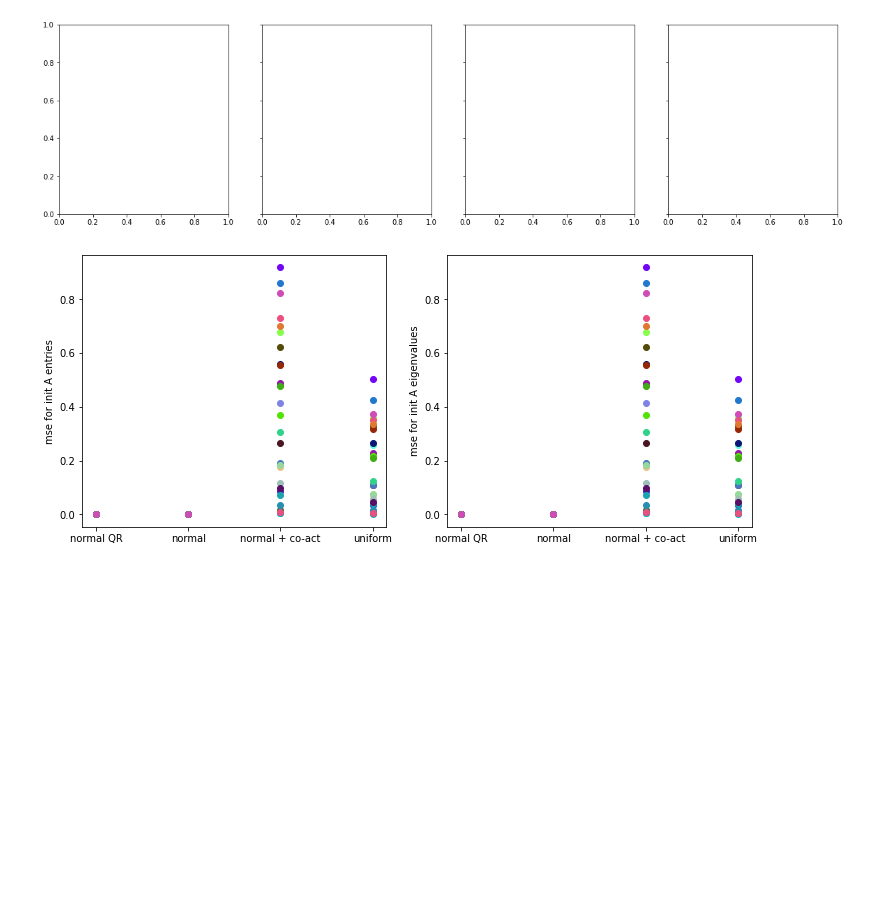
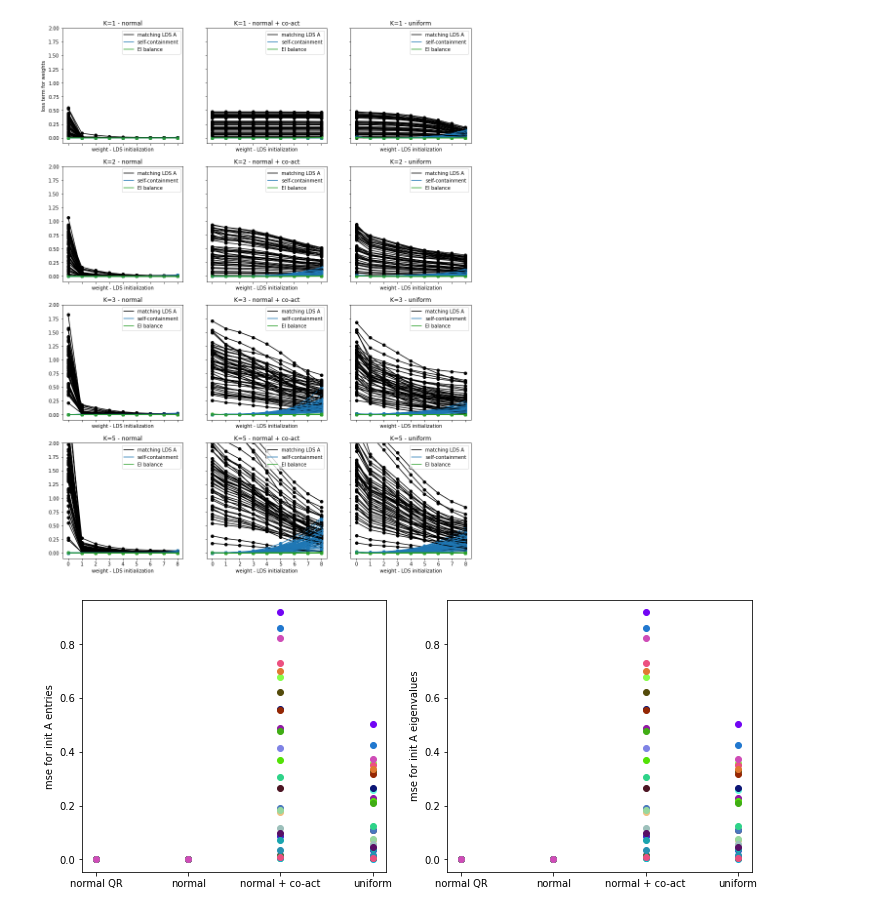
Before and after one commit to lenca56/EI-subspace-RNN, a Jupyter notebook: Analysis_Cluster_fixed_N.ipynb, the cells around one changed output. Drawn from its saved outputs; the diff is of its cells as text; code cells hidden in the pictures; blank space fills up the shorter version.

```diff
--- a/Analysis_Cluster_fixed_N.ipynb
+++ b/Analysis_Cluster_fixed_N.ipynb
@@ -9,18 +9,18 @@ import matplotlib.pyplot as plt
 colormap = ['tab:purple','tab:pink','tab:cyan','yellowgreen', 'olive']
 
 # hyperparameters
-K = 1
+K = 3
 N_e = 100
 N_i = N_e
 N = N_e + N_i
-D = 50
+D = 30
 sparsity = 0.25
 U = 200
 T = 100
 N_weights = int (N * N * sparsity)
-max_iter=10
+max_iter=50
 
-zeta_alpha_beta_gamma_list = [(10**i,1,1,0) for i in list(np.arange(-1,0.5,0.5))]
+zeta_alpha_beta_gamma_list = [(10**i,1,1,10**(i-2)) for i in list(np.arange(-1.5,0.5,0.25))]
 # %%
 # colormap = ['tab:green','tab:blue','tab:red','tab:brown']
 # fig, axes = plt.subplots(1, figsize=(14,6))
@@ -42,8 +42,9 @@ zeta_alpha_beta_gamma_list = [(10**i,1,1,0) for i in list(np.arange(-1,0.5,0.5))
 # # axes.set_ylim(0,100)
 # axes.legend()
 # %%
-K_values = [1] #[1,2,3,4,5,10,25,40]
-j_values = [0,1,2,3]
-J_possibility_title = np.array(['normal QR', 'normal', 'normal + co-act', 'uniform'])
-num_simulations=30
+K_values = [1,2,3,5,15,25]
+color_dict = {1:'tab:purple',2:'tab:pink',3:'tab:cyan',5:'yellowgreen', 15:'olive', 25:'tab:brown'}
+j_values = [0,1,2]
+J_possibility_title = np.array(['normal', 'normal + co-act', 'uniform'])
+num_simulations=50
 # %%
@@ -127,35 +137,42 @@ plt.savefig(f'figures/N={N}_K={K}_figure=0_plot_true_A_norm_eig', bbox_inches='t
 # %%
-fig, axes = plt.subplots(1, len(j_values), figsize=(5 * len(j_values),5), sharey=True)
-def plot_initialization_loss(axes, loss_W, j_values, zeta_alpha_beta_gamma_list):
-    j_count = 0
-    for j in j_values:
+def plot_initialization_loss(axes, num_simulations, K_vals, j_values, zeta_alpha_beta_gamma_list):
+    loss_W = load_data(N, K_vals, j_values=j_values, num_simulations=num_simulations, parameter='loss_W')
 
-        for simulation in range(loss_W.shape[1]):
-            if simulation == 0:
-                axes[j_count].plot(range(len(zeta_alpha_beta_gamma_list)+1), loss_W[j,simulation][:,0], color='black', label='matching LDS A')
-                axes[j_count].scatter(range(len(zeta_alpha_beta_gamma_list)+1), loss_W[j,simulation][:,0], color='black')
-                axes[j_count].plot(range(len(zeta_alpha_beta_gamma_list)+1), loss_W[j,simulation][:,1], color='tab:blue', label='self-containment')
-                axes[j_count].scatter(range(len(zeta_alpha_beta_gamma_list)+1), loss_W[j,simulation][:,1], color='tab:blue')
-                axes[j_count].plot(range(len(zeta_alpha_beta_gamma_list)+1), loss_W[j,simulation][:,2], color='tab:green', label='EI balance')
-                axes[j_count].scatter(range(len(zeta_alpha_beta_gamma_list)+1), loss_W[j,simulation][:,2], color='tab:green')
-            else:
-                axes[j_count].plot(range(len(zeta_alpha_beta_gamma_list)+1), loss_W[j,simulation][:,0], color='black')
-                axes[j_count].scatter(range(len(zeta_alpha_beta_gamma_list)+1), loss_W[j,simulation][:,0], color='black')
-                axes[j_count].plot(range(len(zeta_alpha_beta_gamma_list)+1), loss_W[j,simulation][:,1], color='tab:blue')
-                axes[j_count].scatter(range(len(zeta_alpha_beta_gamma_list)+1), loss_W[j,simulation][:,1], color='tab:blue')
-                axes[j_count].plot(range(len(zeta_alpha_beta_gamma_list)+1), loss_W[j,simulation][:,2], color='tab:green')
-                axes[j_count].scatter(range(len(zeta_alpha_beta_gamma_list)+1), loss_W[j,simulation][:,2], color='tab:green')
+    # Ensure axes is a 2D array for consistent indexing
+    if len(K_vals) == 1 and len(j_values) == 1:
+        axes = np.array([[axes]])  # Single subplot
+    elif len(K_vals) == 1 or len(j_values) == 1:
+        axes = axes.reshape((len(K_vals), len(j_values)))
 
-            axes[j_count].set_xlabel('weight - LDS initialization')
-            axes[j_count].set_xticks(range(loss_W[j,simulation][:,0].shape[0]),range(loss_W[j,simulation][:,0].shape[0]))
-            axes[j_count].legend(loc='upper right')
-            axes[j_count].set_title(f'J variation {j}')
-            axes[j_count].set_title(J_possibility_title[j])
+    for k in range(len(K_vals)):
+        for j in range(len(j_values)):
+            for simulation in range(num_simulations):
+                if simulation == 0:
+                    axes[k,j].plot(range(len(zeta_alpha_beta_gamma_list)+1), loss_W[k,j,simulation][:,0], color='black', label='matching LDS A')
+                    axes[k,j].scatter(range(len(zeta_alpha_beta_gamma_list)+1), loss_W[k,j,simulation][:,0], color='black')
+                    axes[k,j].plot(range(len(zeta_alpha_beta_gamma_list)+1), loss_W[k,j,simulation][:,1], color='tab:blue', label='self-containment')
+                    axes[k,j].scatter(range(len(zeta_alpha_beta_gamma_list)+1), loss_W[k,j,simulation][:,1], color='tab:blue')
+                    axes[k,j].plot(range(len(zeta_alpha_beta_gamma_list)+1), loss_W[k,j,simulation][:,2], color='tab:green', label='EI balance')
+                    axes[k,j].scatter(range(len(zeta_alpha_beta_gamma_list)+1), loss_W[k,j,simulation][:,2], color='tab:green')
+                else:
+                    axes[k,j].plot(range(len(zeta_alpha_beta_gamma_list)+1), loss_W[k,j,simulation][:,0], color='black')
+                    axes[k,j].scatter(range(len(zeta_alpha_beta_gamma_list)+1), loss_W[k,j,simulation][:,0], color='black')
+                    axes[k,j].plot(range(len(zeta_alpha_beta_gamma_list)+1), loss_W[k,j,simulation][:,1], color='tab:blue')
+                    axes[k,j].scatter(range(len(zeta_alpha_beta_gamma_list)+1), loss_W[k,j,simulation][:,1], color='tab:blue')
+                    axes[k,j].plot(range(len(zeta_alpha_beta_gamma_list)+1), loss_W[k,j,simulation][:,2], color='tab:green')
+                    axes[k,j].scatter(range(len(zeta_alpha_beta_gamma_list)+1), loss_W[k,j,simulation][:,2], color='tab:green')
 
-        j_count += 1
-        axes[0].set_ylabel('loss term for weights')
-        axes[0].set_ylim(-0.1,2)
+                axes[k,j].set_xlabel('weight - LDS initialization')
+                axes[k,j].set_xticks(range(loss_W[k,j,simulation][:,0].shape[0]),range(loss_W[k,j,simulation][:,0].shape[0]))
+                axes[k,j].legend(loc='upper right')
+                axes[k,j].set_title(f'J variation {j}')
+                axes[k,j].set_title(f'K={K_vals[k]} - ' + J_possibility_title[j_values[j]])
 
-plot_initialization_loss(axes, loss_W, j_values=j_values, zeta_alpha_beta_gamma_list = zeta_alpha_beta_gamma_list)
-plt.savefig(f'figures/N={N}_K={K}_figure=1_plot_plot_initialization_loss', bbox_inches='tight', dpi=300)
+            axes[0,0].set_ylabel('loss term for weights')
+            axes[0,0].set_ylim(-0.1,2)
+K_vals = [1,2,3,5]
+j_vals = [0,1,2]
+fig, axes = plt.subplots(len(K_vals), len(j_vals), figsize=(5 * len(j_vals), 5 * len(K_vals)), sharey=True, sharex= True)
+plot_initialization_loss(axes, num_simulations, K_vals=K_vals, j_values=j_vals, zeta_alpha_beta_gamma_list = zeta_alpha_beta_gamma_list)
+# plt.savefig(f'figures/N={N}_K={K}_figure=1_plot_plot_initialization_loss', bbox_inches='tight', dpi=300)
 # %% [output]
@@ -163,4 +179,4 @@ ValueError: x and y must have same first dimension, but have shapes (4,) and (2,
-[figure, old version]
+[figure, new version]
 # %%
 fig, axes = plt.subplots(1,2, figsize=(12, 5))
 
```
Also changed, not shown: parts of 5 cells of this notebook, 4 other files.
